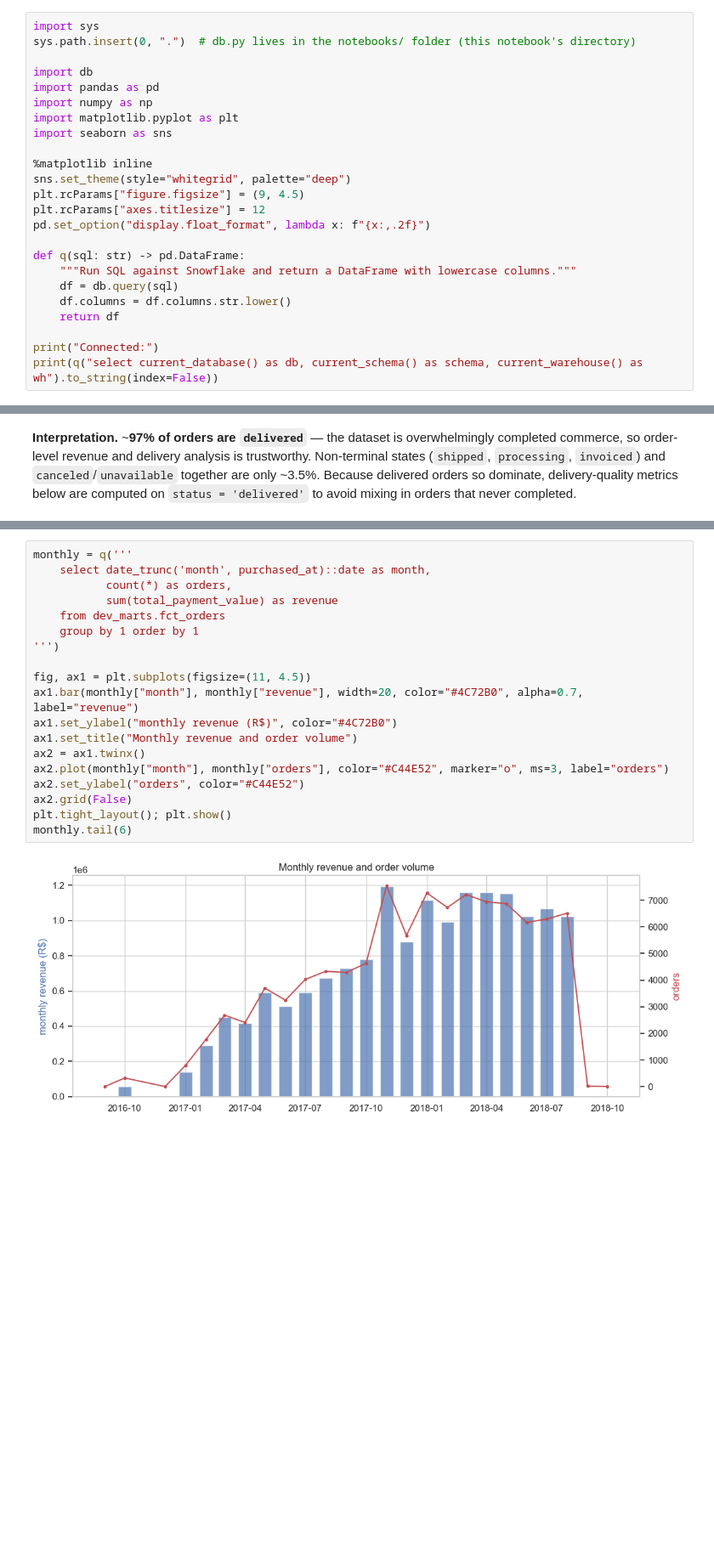
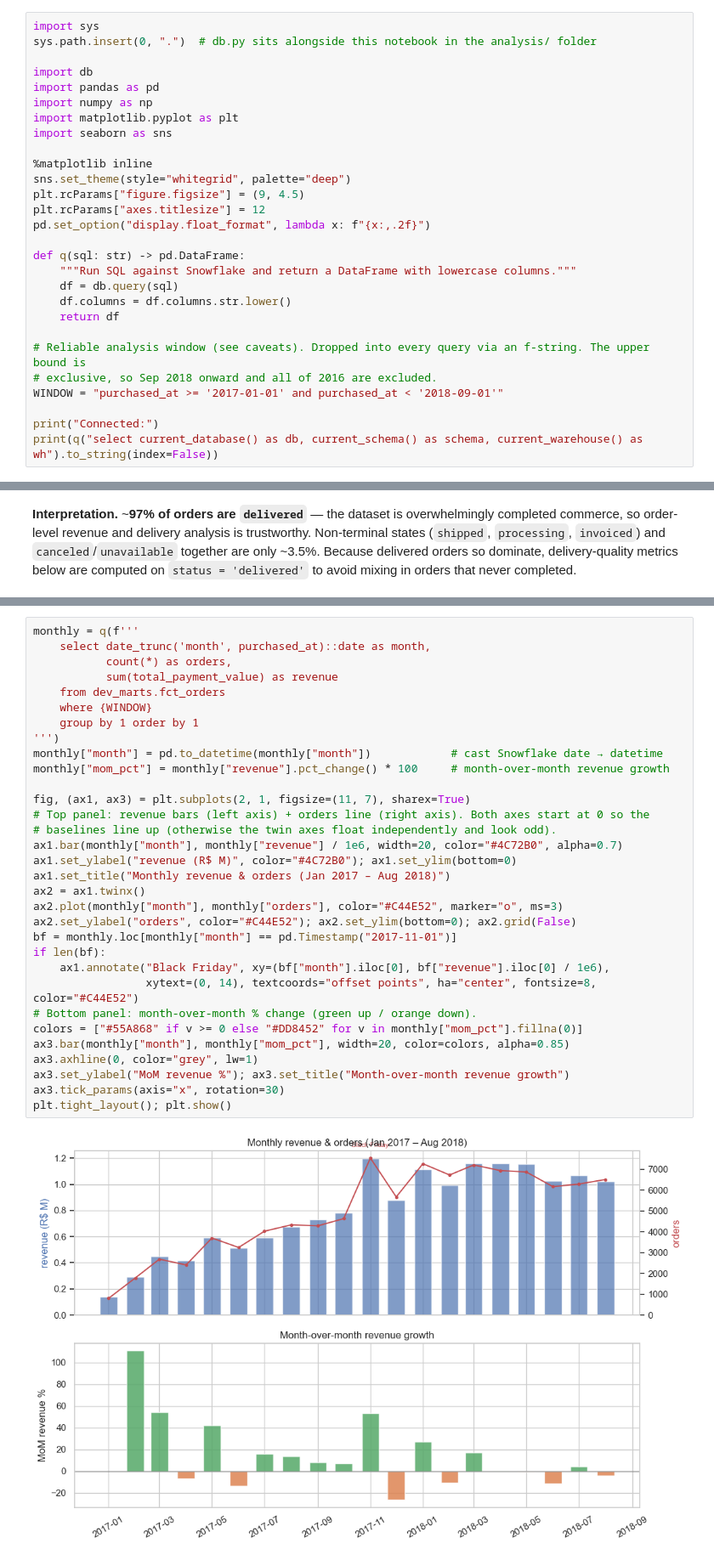
Before and after one commit to Darth0525/retail-platform-analytics, a Jupyter notebook: analysis/01_exploratory_analysis.ipynb, the cells around one changed output, grey strips where cells are left out. Shown at 85% size. Cells and saved outputs as stored; diff of their text form; blank space fills up the shorter version.

```diff
--- a/analysis/01_exploratory_analysis.ipynb
+++ b/analysis/01_exploratory_analysis.ipynb
@@ -44,6 +48,6 @@ names (Snowflake returns them uppercase) so the analysis code stays readable.
 # %%
 import sys
-sys.path.insert(0, ".")  # db.py lives in the notebooks/ folder (this notebook's directory)
+sys.path.insert(0, ".")  # db.py sits alongside this notebook in the analysis/ folder
 
 import db
 import pandas as pd
@@ -63,6 +67,10 @@ def q(sql: str) -> pd.DataFrame:
     df.columns = df.columns.str.lower()
     return df
 
+# Reliable analysis window (see caveats). Dropped into every query via an f-string. The upper bound is
+# exclusive, so Sep 2018 onward and all of 2016 are excluded.
+WINDOW = "purchased_at >= '2017-01-01' and purchased_at < '2018-09-01'"
+
 print("Connected:")
 print(q("select current_database() as db, current_schema() as schema, current_warehouse() as wh").to_string(index=False))
 # %% [output]
@@ -165,21 +179,34 @@ it reveals the platform's growth trajectory *and* the data-coverage caveats.
 # %%
-monthly = q('''
+monthly = q(f'''
     select date_trunc('month', purchased_at)::date as month,
            count(*) as orders,
            sum(total_payment_value) as revenue
     from dev_marts.fct_orders
+    where {WINDOW}
     group by 1 order by 1
 ''')
+monthly["month"] = pd.to_datetime(monthly["month"])            # cast Snowflake date → datetime
+monthly["mom_pct"] = monthly["revenue"].pct_change() * 100     # month-over-month revenue growth
 
-fig, ax1 = plt.subplots(figsize=(11, 4.5))
-ax1.bar(monthly["month"], monthly["revenue"], width=20, color="#4C72B0", alpha=0.7, label="revenue")
-ax1.set_ylabel("monthly revenue (R$)", color="#4C72B0")
-ax1.set_title("Monthly revenue and order volume")
+fig, (ax1, ax3) = plt.subplots(2, 1, figsize=(11, 7), sharex=True)
+# Top panel: revenue bars (left axis) + orders line (right axis). Both axes start at 0 so the
+# baselines line up (otherwise the twin axes float independently and look odd).
+ax1.bar(monthly["month"], monthly["revenue"] / 1e6, width=20, color="#4C72B0", alpha=0.7)
+ax1.set_ylabel("revenue (R$ M)", color="#4C72B0"); ax1.set_ylim(bottom=0)
+ax1.set_title("Monthly revenue & orders (Jan 2017 – Aug 2018)")
 ax2 = ax1.twinx()
-ax2.plot(monthly["month"], monthly["orders"], color="#C44E52", marker="o", ms=3, label="orders")
-ax2.set_ylabel("orders", color="#C44E52")
-ax2.grid(False)
+ax2.plot(monthly["month"], monthly["orders"], color="#C44E52", marker="o", ms=3)
+ax2.set_ylabel("orders", color="#C44E52"); ax2.set_ylim(bottom=0); ax2.grid(False)
+bf = monthly.loc[monthly["month"] == pd.Timestamp("2017-11-01")]
+if len(bf):
+    ax1.annotate("Black Friday", xy=(bf["month"].iloc[0], bf["revenue"].iloc[0] / 1e6),
+                 xytext=(0, 14), textcoords="offset points", ha="center", fontsize=8, color="#C44E52")
+# Bottom panel: month-over-month % change (green up / orange down).
+colors = ["#55A868" if v >= 0 else "#DD8452" for v in monthly["mom_pct"].fillna(0)]
+ax3.bar(monthly["month"], monthly["mom_pct"], width=20, color=colors, alpha=0.85)
+ax3.axhline(0, color="grey", lw=1)
+ax3.set_ylabel("MoM revenue %"); ax3.set_title("Month-over-month revenue growth")
+ax3.tick_params(axis="x", rotation=30)
 plt.tight_layout(); plt.show()
-monthly.tail(6)
 # %% [output]
-[figure, old version]
+[figure, new version]
```
Also changed, not shown: parts of 51 cells of this notebook.
